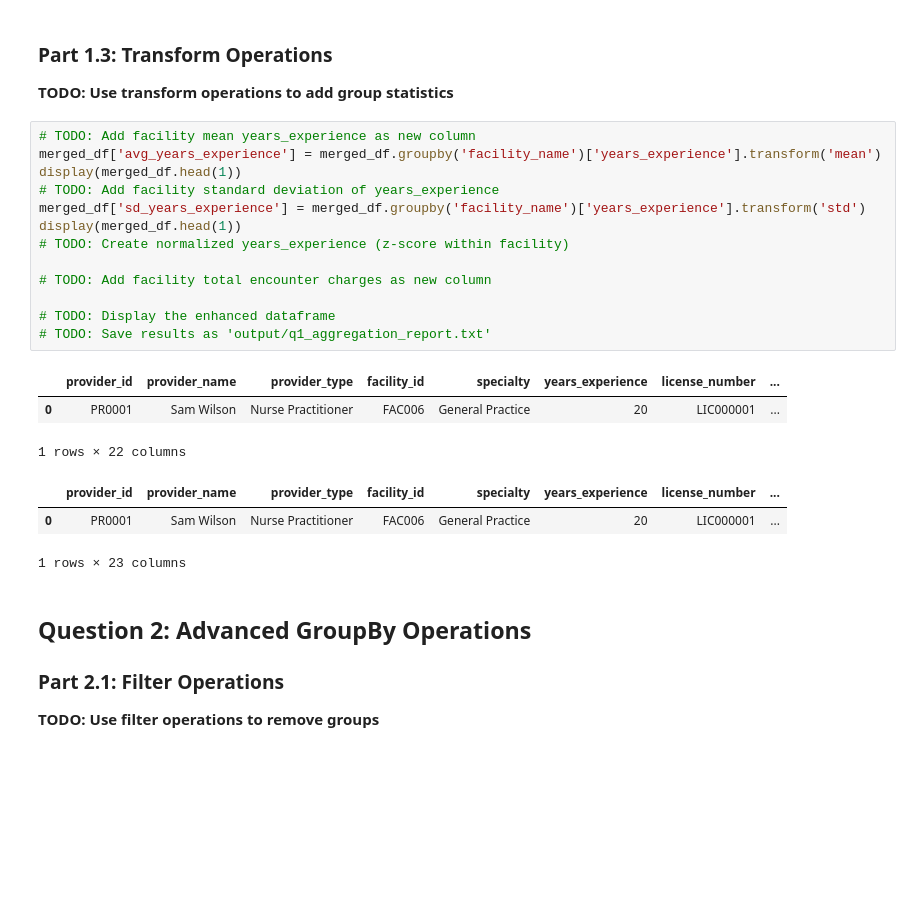
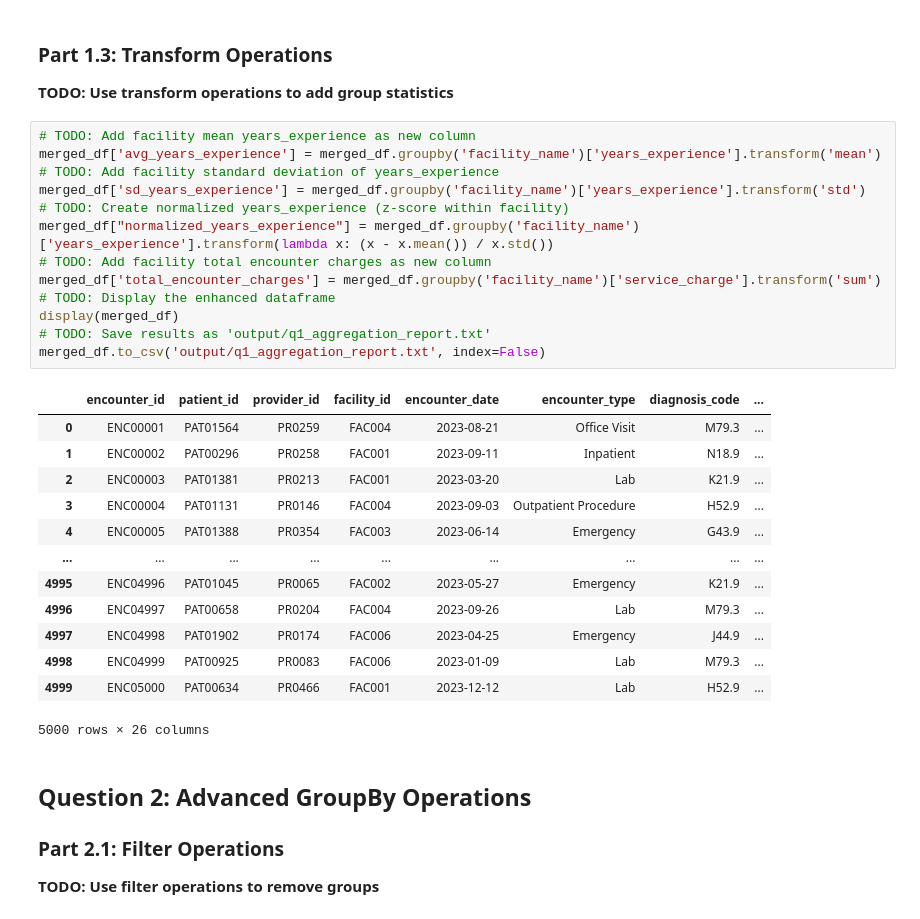
Before and after one commit to UCSF-DataSci/ds217-08-group-filter-and-flow-t25ara, a Jupyter notebook: assignment.ipynb, the cells around one changed output. Cells and saved outputs as stored; diff of their text form; blank space fills up the shorter version.

```diff
--- a/assignment.ipynb
+++ b/assignment.ipynb
@@ -154,23 +154,30 @@ Name: service_charge, dtype: float64
 # %%
 # TODO: Add facility mean years_experience as new column
 merged_df['avg_years_experience'] = merged_df.groupby('facility_name')['years_experience'].transform('mean')
-display(merged_df.head(1))
 # TODO: Add facility standard deviation of years_experience
 merged_df['sd_years_experience'] = merged_df.groupby('facility_name')['years_experience'].transform('std')
-display(merged_df.head(1))
 # TODO: Create normalized years_experience (z-score within facility)
-
+merged_df["normalized_years_experience"] = merged_df.groupby('facility_name')['years_experience'].transform(lambda x: (x - x.mean()) / x.std())
 # TODO: Add facility total encounter charges as new column
-
+merged_df['total_encounter_charges'] = merged_df.groupby('facility_name')['service_charge'].transform('sum')
 # TODO: Display the enhanced dataframe
+display(merged_df)
 # TODO: Save results as 'output/q1_aggregation_report.txt'
+merged_df.to_csv('output/q1_aggregation_report.txt', index=False)
 # %% [output]
-|  | provider_id | provider_name | provider_type | facility_id | specialty | years_experience | license_number | ... |
-| 0 | PR0001 | Sam Wilson | Nurse Practitioner | FAC006 | General Practice | 20 | LIC000001 | ... |
+|  | encounter_id | patient_id | provider_id | facility_id | encounter_date | encounter_type | diagnosis_code | ... |
+| 0 | ENC00001 | PAT01564 | PR0259 | FAC004 | 2023-08-21 | Office Visit | M79.3 | ... |
+| 1 | ENC00002 | PAT00296 | PR0258 | FAC001 | 2023-09-11 | Inpatient | N18.9 | ... |
+| 2 | ENC00003 | PAT01381 | PR0213 | FAC001 | 2023-03-20 | Lab | K21.9 | ... |
+| 3 | ENC00004 | PAT01131 | PR0146 | FAC004 | 2023-09-03 | Outpatient Procedure | H52.9 | ... |
+| 4 | ENC00005 | PAT01388 | PR0354 | FAC003 | 2023-06-14 | Emergency | G43.9 | ... |
+| ... | ... | ... | ... | ... | ... | ... | ... | ... |
+| 4995 | ENC04996 | PAT01045 | PR0065 | FAC002 | 2023-05-27 | Emergency | K21.9 | ... |
+| 4996 | ENC04997 | PAT00658 | PR0204 | FAC004 | 2023-09-26 | Lab | M79.3 | ... |
+| 4997 | ENC04998 | PAT01902 | PR0174 | FAC006 | 2023-04-25 | Emergency | J44.9 | ... |
+| 4998 | ENC04999 | PAT00925 | PR0083 | FAC006 | 2023-01-09 | Lab | M79.3 | ... |
+| 4999 | ENC05000 | PAT00634 | PR0466 | FAC001 | 2023-12-12 | Lab | H52.9 | ... |
-1 rows × 22 columns
+5000 rows × 26 columns
-|  | provider_id | provider_name | provider_type | facility_id | specialty | years_experience | license_number | ... |
-| 0 | PR0001 | Sam Wilson | Nurse Practitioner | FAC006 | General Practice | 20 | LIC000001 | ... |
-1 rows × 23 columns
 # %% [markdown]
 ## Question 2: Advanced GroupBy Operations
 
```
Also changed, not shown: parts of 1 cell of this notebook, 2 other files.
